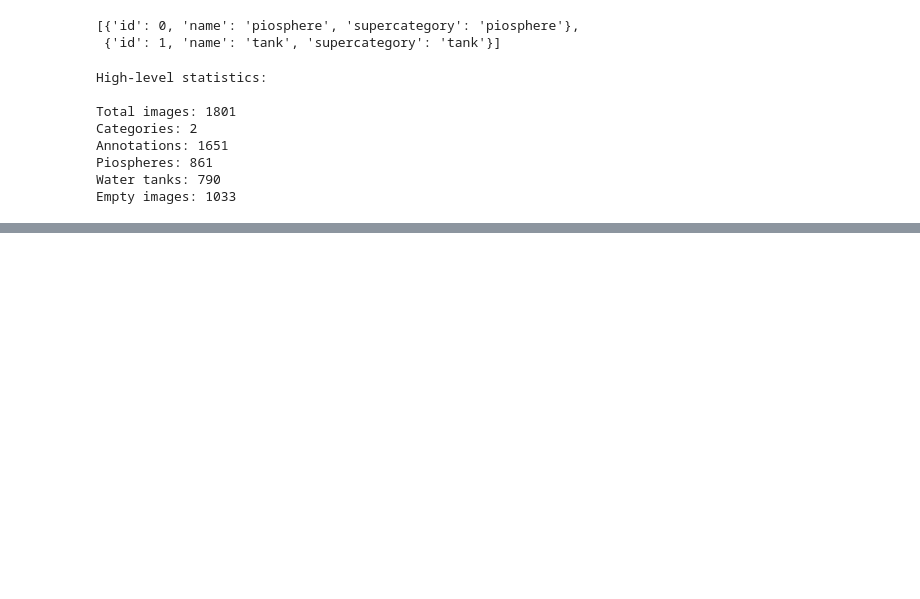
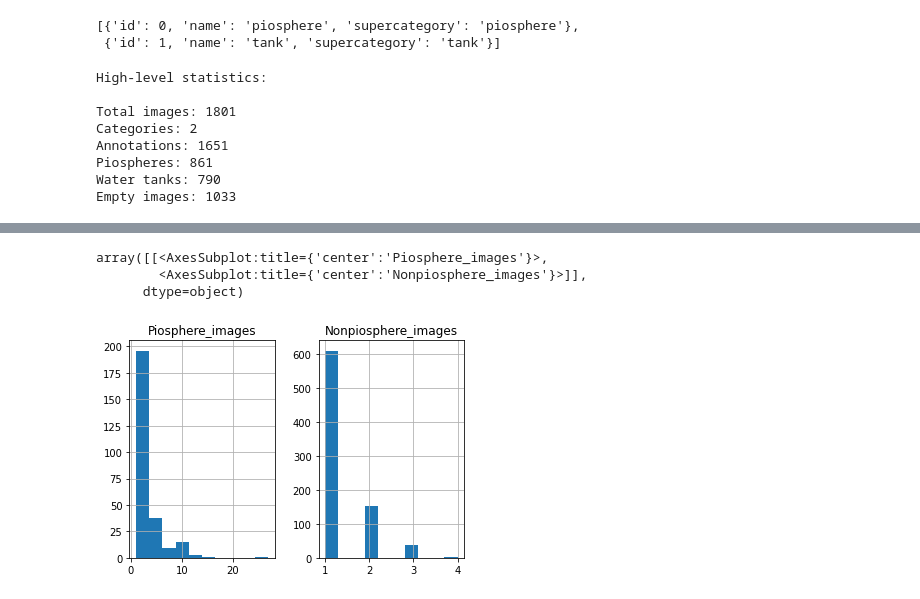
Before and after one commit to CV4EcologySchool/pioproj, a Jupyter notebook: CV4Ecology_Assignment0.ipynb, the cells around one changed output, grey strips where cells are left out. Drawn from its saved outputs; the diff is of its cells as text; code cells hidden in the pictures; blank space fills up the shorter version.

```diff
--- a/CV4Ecology_Assignment0.ipynb
+++ b/CV4Ecology_Assignment0.ipynb
@@ -186,0 +263,13 @@ plt.show()
+# %%
+# Make histogram of number of images per USGS quad
+quadSeries = pd.Series(quadlist)
+pio_ind = quadSeries.value_counts()
+
+quadSeries1 = pd.Series(quadlist1)
+nonpio_ind = quadSeries1.value_counts()
+# %%
+# Combine pio and nonpio images
+quad_merge = pd.concat([pio_ind,nonpio_ind], axis = 1)
+quad_merge = quad_merge.rename(columns = {0:'Piosphere_images',1: 'Nonpiosphere_images'})
+quad_merge.sort_index()
+quad_merge
@@ -186,0 +290,8 @@ plt.show()
+# %%
+# Histograms of images per quad
+quad_merge.hist()
+# %% [output]
+array([[<AxesSubplot:title={'center':'Piosphere_images'}>,
+        <AxesSubplot:title={'center':'Nonpiosphere_images'}>]],
+      dtype=object)
+[figure, added]
```
Also changed, not shown: parts of 29 cells of this notebook, 4 other files.
